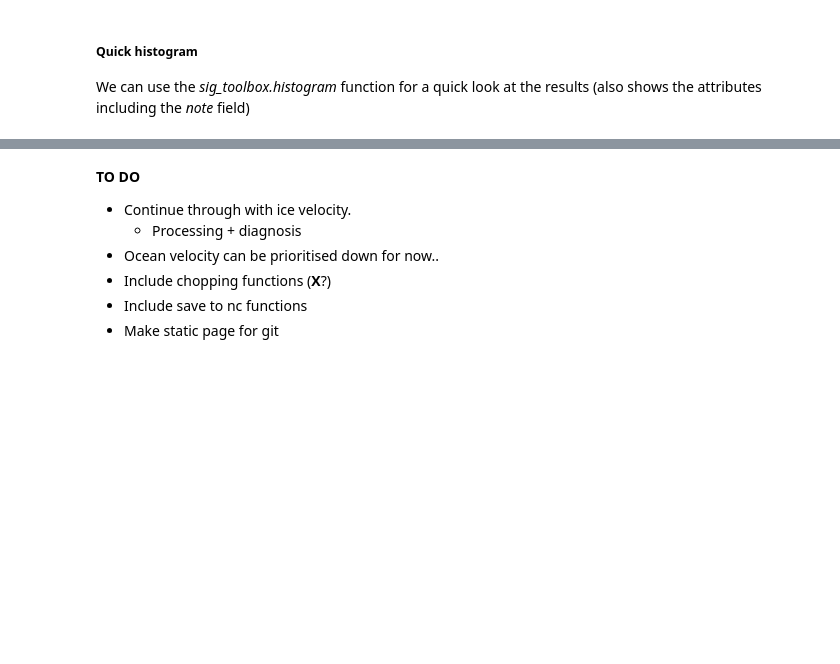
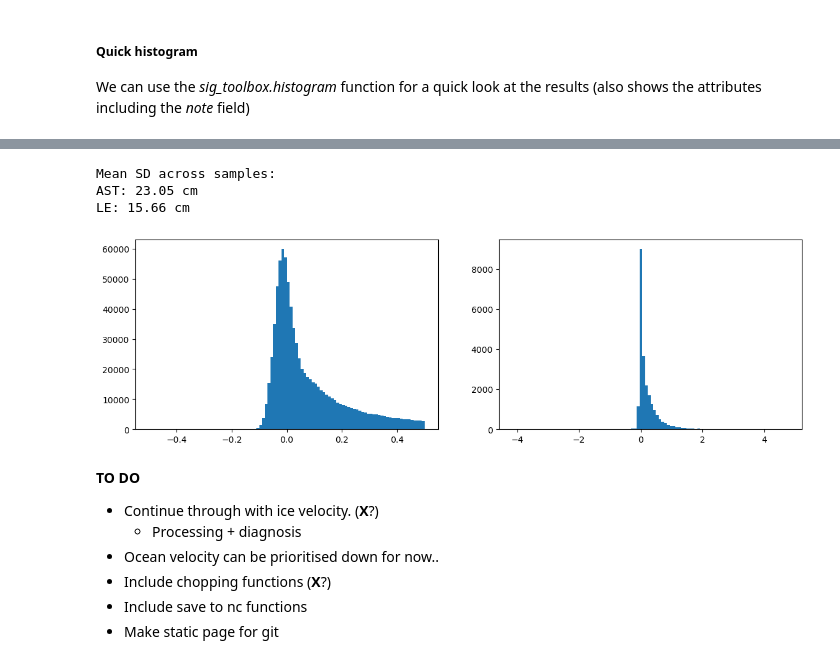
Before and after one commit to oyvfoss/pyiceproc, a Jupyter notebook: examples/Fleshed out example, M1-1 data.ipynb, the cells around one changed output, grey strips where cells are left out. Drawn from its saved outputs; the diff is of its cells as text; code cells hidden in the pictures; blank space fills up the shorter version.

```diff
--- a/examples/Fleshed out example, M1-1 data.ipynb
+++ b/examples/Fleshed out example, M1-1 data.ipynb
@@ -427,7 +462,24 @@ sig_toolbox.histogram(DX, 'SEA_ICE_DRAFT_MEDIAN_LE', nbins = 150)
+# %%
+# Compare SD
+mean_sd_LE = float(DX.SEA_ICE_DRAFT_LE.std(dim = 'SAMPLE').mean())
+mean_sd_AST = float(DX.SEA_ICE_DRAFT_AST.std(dim = 'SAMPLE').mean())
+print('Mean SD across samples:')
+print('AST: %.2f cm'%(1e2*mean_sd_AST))
+print('LE: %.2f cm'%(1e2*mean_sd_LE))
+# %% [output]
+Mean SD across samples:
+AST: 23.05 cm
+LE: 15.66 cm
+# %%
+fig, ax = plt.subplots(1, 2, figsize = (14, 4))
+ax[0].hist((DX.SEA_ICE_DRAFT_LE-DX.SEA_ICE_DRAFT_AST).values.flatten(), 100);
+ax[1].hist((DX.SEA_ICE_DRAFT_MEDIAN_LE-DX.SEA_ICE_DRAFT_MEDIAN_AST).values, 100);
+# %% [output]
+[figure, added]
 # %% [markdown]
 **TO DO**
 
-- Continue through with ice velocity.
+- Continue through with ice velocity. (**X**?)
     - Processing + diagnosis
 - Ocean velocity can be prioritised down for now..
 - Include chopping functions (**X**?)
```
Also changed, not shown: parts of 44 cells of this notebook, 1 other file.
